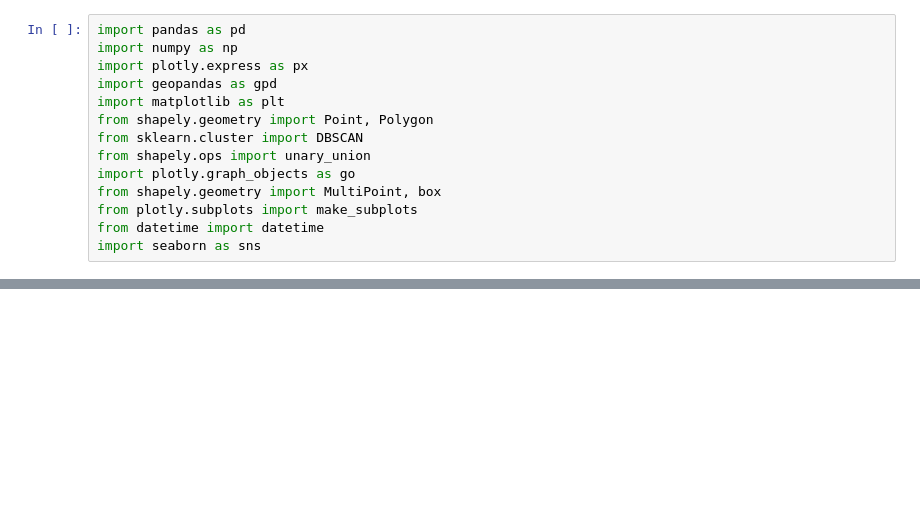
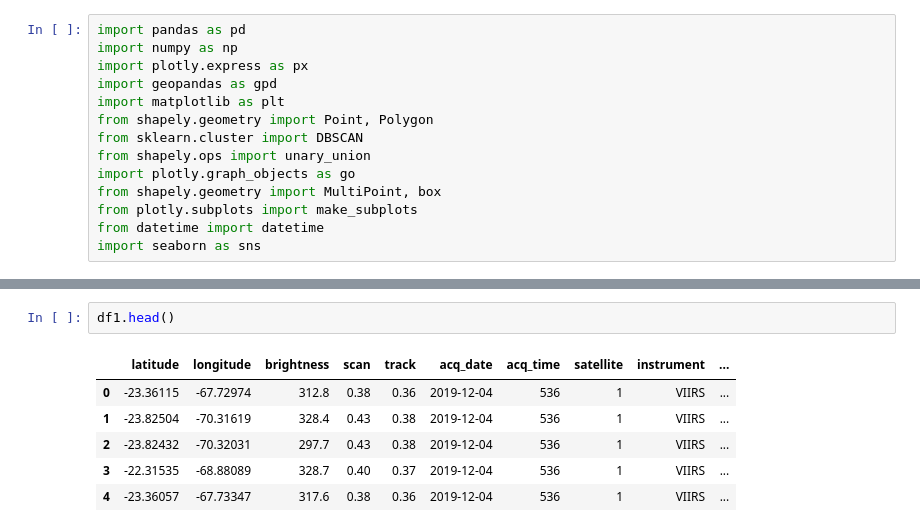
Before and after one commit to sebastiantare/chileanfires, a Jupyter notebook: notebooks/MergeFiles.ipynb, the cells around one changed output, grey strips where cells are left out. Saved outputs shown, nothing was run; the diff lists cells and outputs as text; blank space fills up the shorter version.

```diff
--- a/notebooks/MergeFiles.ipynb
+++ b/notebooks/MergeFiles.ipynb
@@ -26,0 +29,9 @@ df1.tail()
+# %%
+df1.head()
+# %% [output]
+|  | latitude | longitude | brightness | scan | track | acq_date | acq_time | satellite | instrument | ... |
+| 0 | -23.36115 | -67.72974 | 312.8 | 0.38 | 0.36 | 2019-12-04 | 536 | 1 | VIIRS | ... |
+| 1 | -23.82504 | -70.31619 | 328.4 | 0.43 | 0.38 | 2019-12-04 | 536 | 1 | VIIRS | ... |
+| 2 | -23.82432 | -70.32031 | 297.7 | 0.43 | 0.38 | 2019-12-04 | 536 | 1 | VIIRS | ... |
+| 3 | -22.31535 | -68.88089 | 328.7 | 0.40 | 0.37 | 2019-12-04 | 536 | 1 | VIIRS | ... |
+| 4 | -23.36057 | -67.73347 | 317.6 | 0.38 | 0.36 | 2019-12-04 | 536 | 1 | VIIRS | ... |
```
Also changed, not shown: parts of 29 cells of this notebook, 33 other files.
